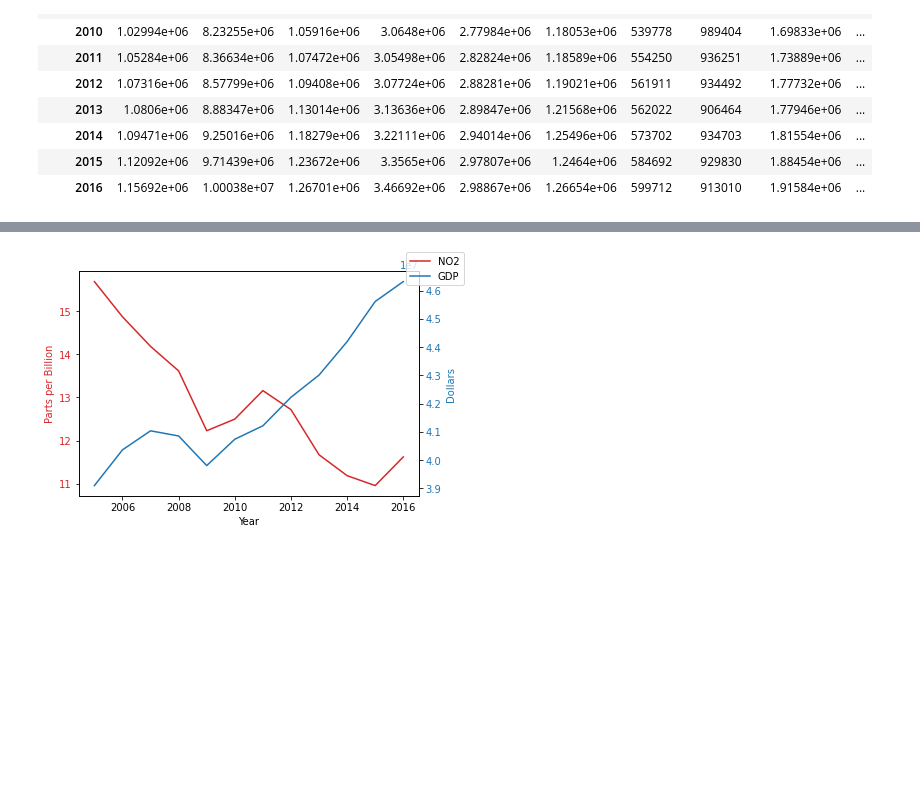
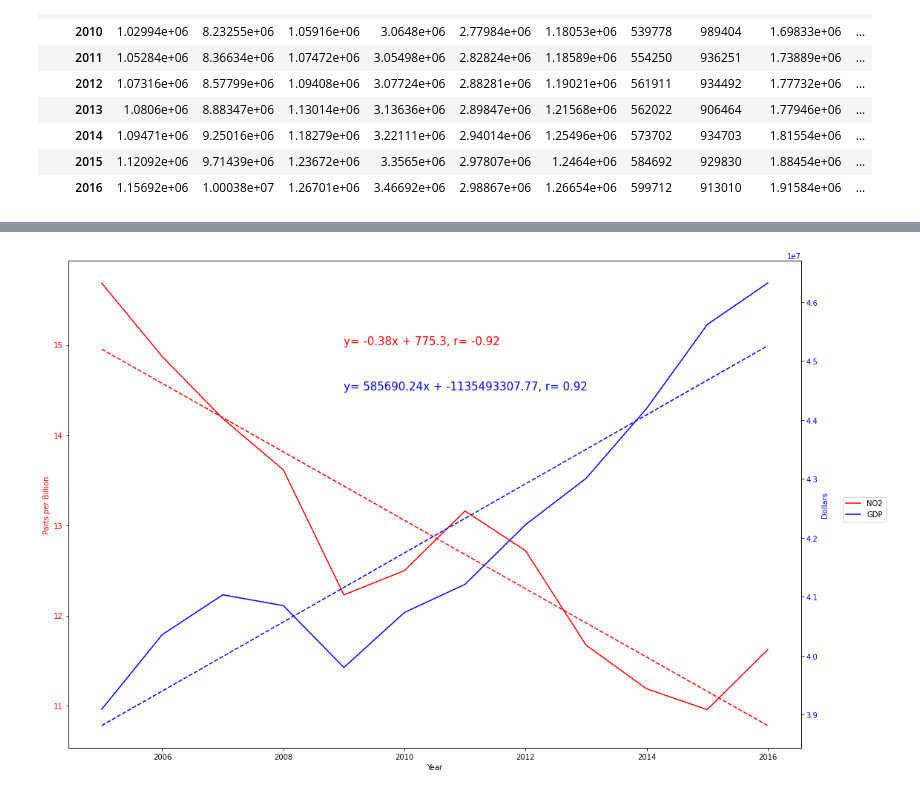
Before and after one commit to AshRC17/Project-1, a Jupyter notebook: Project 1 Charts_jv.ipynb, the cells around one changed output, grey strips where cells are left out. Cells and saved outputs as stored; diff of their text form; code cells hidden in the pictures; blank space fills up the shorter version.

Commit message:
line updates

```diff
--- a/Project 1 Charts_jv.ipynb
+++ b/Project 1 Charts_jv.ipynb
@@ -143,4 +143,16 @@ gdp_dft
 | 2014 | 1.09471e+06 | 9.25016e+06 | 1.18279e+06 | 3.22111e+06 | 2.94014e+06 | 1.25496e+06 | 573702 | 934703 | 1.81554e+06 | ... |
 | 2015 | 1.12092e+06 | 9.71439e+06 | 1.23672e+06 | 3.3565e+06 | 2.97807e+06 | 1.2464e+06 | 584692 | 929830 | 1.88454e+06 | ... |
 | 2016 | 1.15692e+06 | 1.00038e+07 | 1.26701e+06 | 3.46692e+06 | 2.98867e+06 | 1.26654e+06 | 599712 | 913010 | 1.91584e+06 | ... |
+# %%
+def linear_regression(x, y):
+    (slope, intercept, rvalue, pvalue, stderr)=linregress(x,y)
+    regress_values = x*slope + intercept
+    line_eq = "y= " + str(round(slope, 2)) + "x + " + str(round(intercept,2))
+    return regress_values
+
+#Creating function to return a string of linear regression equation
+def linear_regression_eq(x, y):
+    (slope, intercept, rvalue, pvalue, stderr)=linregress(x,y)
+    line_eq = "y= " + str(round(slope, 2)) + "x + " + str(round(intercept,2)) +", r= " + str(round(rvalue,2))
+    return line_eq
 # %%
@@ -175,26 +194,39 @@ AttributeError: 'float' object has no attribute 'shape'
 # %%
-#NO2 Chart
-no2_ls = ann_emiss.iloc[:,-4]
-gdp_ls = gdp_dft.iloc[:,-1]
+#NO2
 
-years = [2005,2006,2007,2008,2009,2010,2011,2012,2013,2014,2015,2016]
+years = np.asarray([2005,2006,2007,2008,2009,2010,2011,2012,2013,2014,2015,2016])
 
-fig, ax1 = plt.subplots()
+no2_ls = np.asarray(ann_emiss.iloc[:,-4].tolist())
+gdp_ls = np.asarray(gdp_dft.iloc[:,-1].tolist())
 
-color = 'tab:red'
+no2_line = linear_regression(years, no2_ls)
+no2_line_eq = linear_regression_eq(years, no2_ls)
+
+gdp_line = linear_regression(years, gdp_ls)
+gdp_line_eq = linear_regression_eq(years, gdp_ls)
+
+fig, ax1 = plt.subplots(figsize=(15,10))
+
+color = 'red'
 ax1.set_xlabel('Year')
 ax1.set_ylabel('Parts per Billion', color=color)
 ax1.plot(years, no2_ls, color=color, label = "NO2")
 ax1.tick_params(axis='y', labelcolor=color)
+ax1.plot(years,no2_line,color = 'red', linestyle = '--')
+ax1.annotate(no2_line_eq, (2009,15), fontsize = 15, color = "red")
+ax1.annotate(gdp_line_eq, (2009,14.5), fontsize = 15, color = "blue")
 ax2 = ax1.twinx()
 
-color = 'tab:blue'
+color = 'blue'
 ax2.set_ylabel('Dollars', color=color)
 ax2.plot(years, gdp_ls, color=color, label = "GDP")
 ax2.tick_params(axis='y', labelcolor=color)
-fig.legend(loc = "upper right")
+ax2.plot(years,gdp_line,'b--')
+fig.legend(loc='center left', bbox_to_anchor=(1.0, 0.5))
 fig.tight_layout()
 plt.show()
+
+fig.savefig('Images/NO2_vs_GDP.png')
 # %% [output]
-[figure, old version]
+[figure, new version]
 # %%
```
Also changed, not shown: parts of 7 cells of this notebook, 5 other files.
